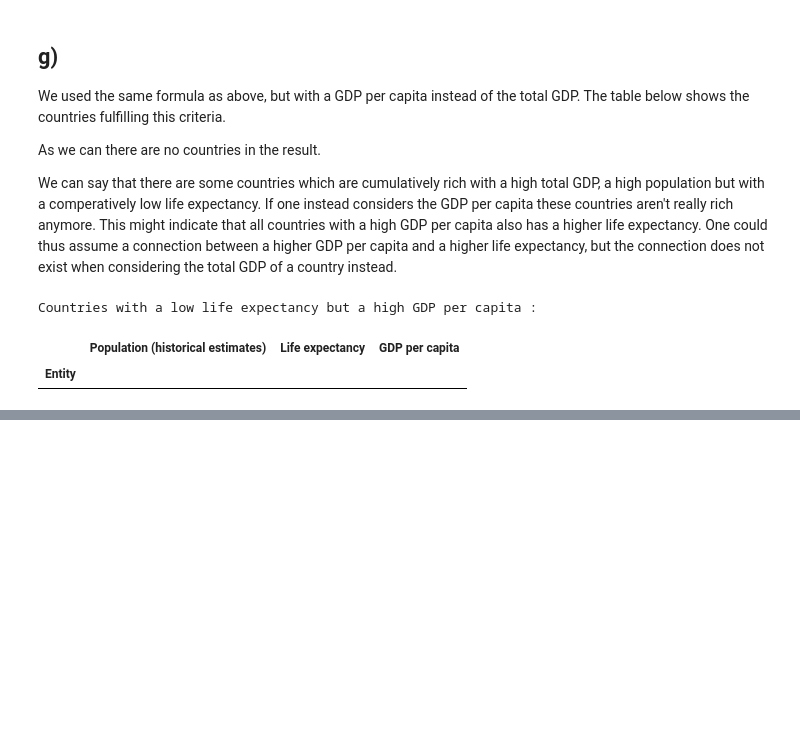
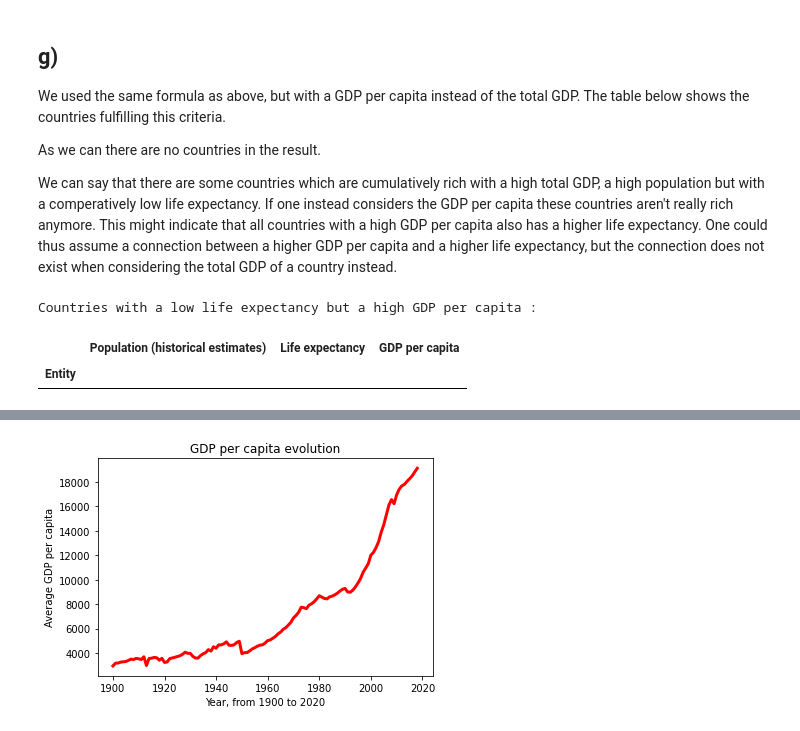
Before and after one commit to RomainTHD-UniStuff/DAT405_Introduction_to_Data_Science_and_AI, a Jupyter notebook: Assignment_1/Assignment_1.ipynb, the cells around one changed output, grey strips where cells are left out. Cells and saved outputs as stored; diff of their text form; code cells hidden in the pictures; blank space fills up the shorter version.

```diff
--- a/Assignment_1/Assignment_1.ipynb
+++ b/Assignment_1/Assignment_1.ipynb
@@ -167,0 +212,12 @@ Countries with a low life expectancy but a high GDP per capita :
+# %%
+GDPTable = pd.read_csv("./life-expectancy-vs-gdp-per-capita.csv")[[yearCol, GDPCol]]
+GDPTable = GDPTable[GDPTable[yearCol] >= 1900].dropna()
+avgGDPByYear = GDPTable.groupby(yearCol).mean()
+
+plt.title("GDP per capita evolution")
+plt.xlabel("Year, from 1900 to 2020")
+plt.ylabel("Average GDP per capita")
+plt.plot(avgGDPByYear.index, avgGDPByYear[GDPCol], linewidth=3, color="red")
+plt.show()
+# %% [output]
+[figure, added]
```
Also changed, not shown: parts of 10 cells of this notebook.
